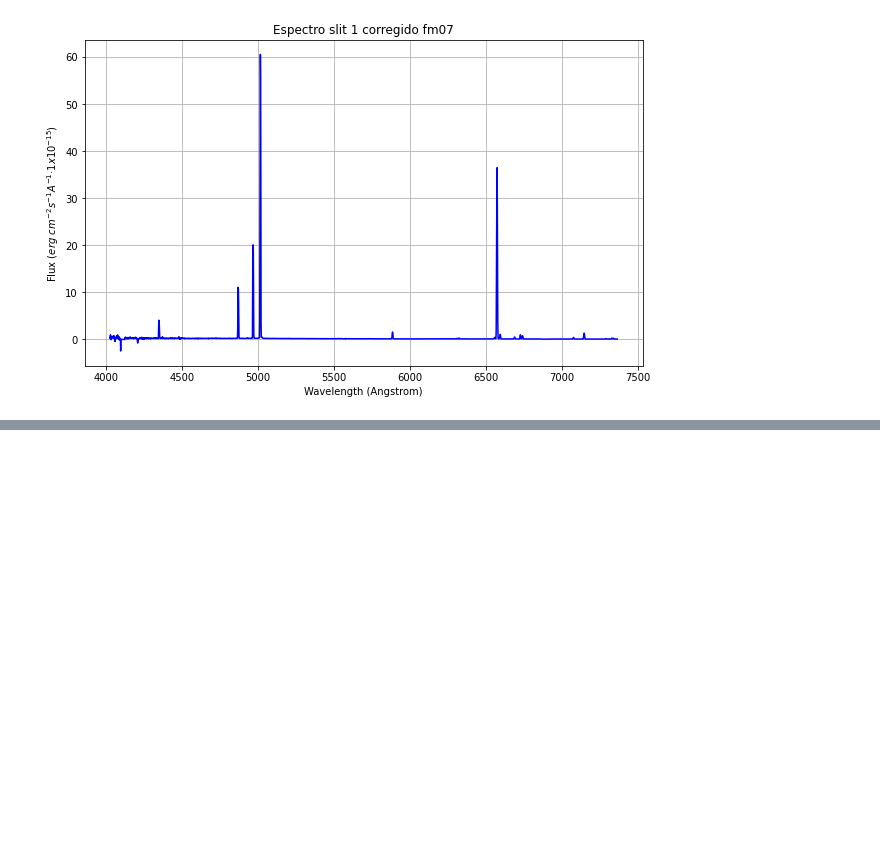
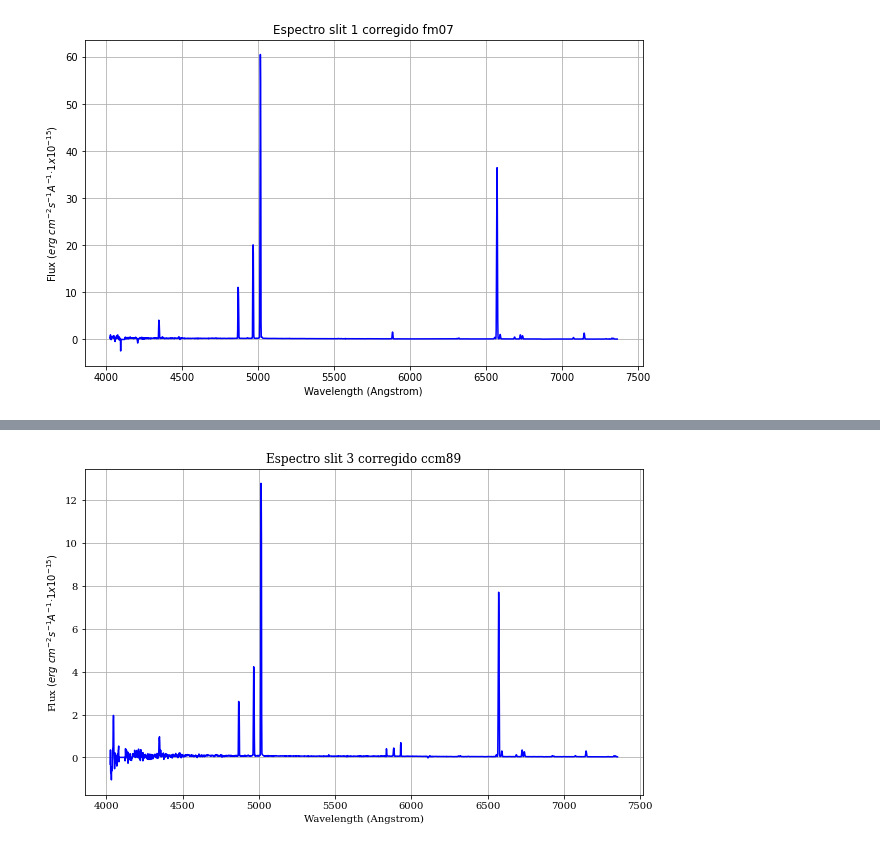
Before and after one commit to blnblnbln/TESIS, a Jupyter notebook: codes/ascii.ipynb, the cells around one changed output, grey strips where cells are left out. Saved outputs shown, nothing was run; the diff lists cells and outputs as text; code cells hidden in the pictures; blank space fills up the shorter version.

```diff
--- a/codes/ascii.ipynb
+++ b/codes/ascii.ipynb
@@ -235,0 +257,16 @@ extinction_figure(wave, a_lambda, 'odonnell94')
+# %%
+from extinction import ccm89, fm07, fitzpatrick99, remove
+
+print(f'valor de flujo original: {flux3}')
+
+# "deredden" flux by A_V = 0.299 with CCM89
+flux3_ccm89 = remove(ccm89(wave3, 0.299, 3.1), flux3)
+print(f'valor de flujo deredden para slit 3 con ccm89: {flux3_ccm89}')
+
+# "deredden" flux by A_V = 0.299 with fitzpatrick99
+flux3_f99 = remove(fitzpatrick99(wave3, 0.299, 3.1), flux3)
+print(f'valor de flujo deredden para slit 3 con f99: {flux3_f99}')
+
+# "deredden" flux by A_V = 0.299 with fm07
+flux3_fm07 = remove(fm07(wave3, 0.299), flux3)
+print(f'valor de flujo deredden para slit 3 con fm07: {flux3_fm07}')
@@ -235,0 +291,11 @@ extinction_figure(wave, a_lambda, 'odonnell94')
+# %%
+%matplotlib inline
+plt.figure(figsize=(10, 6))
+plt.plot(wave3, flux3_ccm89, linestyle='-', color='b')
+plt.xlabel('Wavelength (Angstrom)')
+plt.ylabel('Flux $(erg\ cm^{-2} s^{-1} A^{-1} · 1x 10^{-15})$')
+plt.title('Espectro slit 3 corregido ccm89')
+plt.grid(True)
+plt.show()
+# %% [output]
+[figure, added]
```
Also changed, not shown: parts of 24 cells of this notebook, 2 other files.
